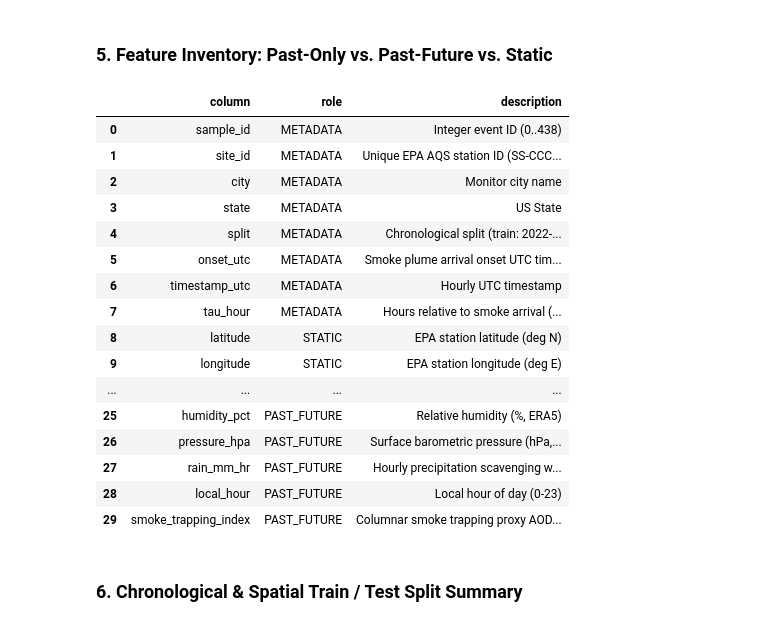
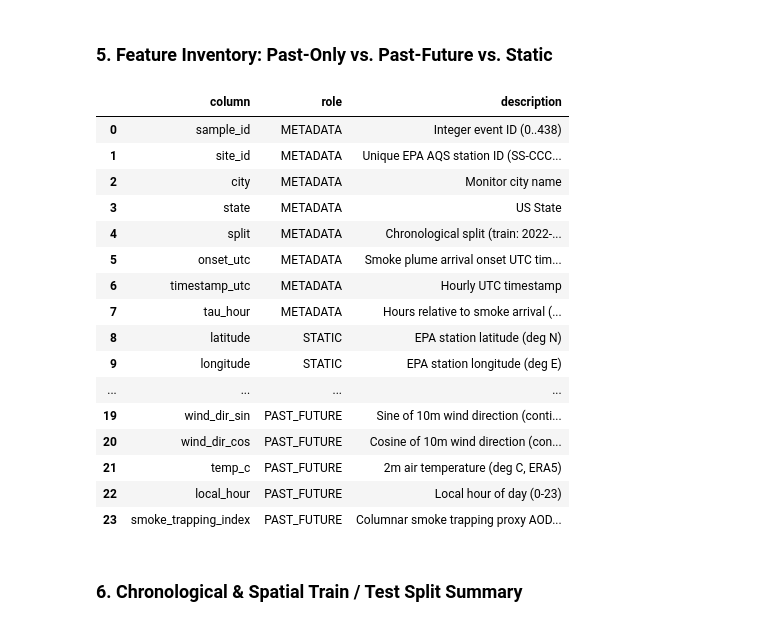
Before and after one commit to Mrun9/rare-event-shocks-benchmark, a Jupyter notebook: 01_wildfire_smoke_dataset_and_correlation.ipynb, the cells around one changed output. Drawn from its saved outputs; the diff is of its cells as text; code cells hidden in the pictures.

```diff
--- a/01_wildfire_smoke_dataset_and_correlation.ipynb
+++ b/01_wildfire_smoke_dataset_and_correlation.ipynb
@@ -222,9 +219,6 @@ DESC = {
     'pm25_change_1h': '1-hour PM2.5 concentration rate of change (ug/m^3/hr)',
     'pm10_cams_ug_m3': 'Coarse particulate matter PM10 (ug/m^3, CAMS)',
     'co_ug_m3': 'Carbon monoxide combustion tracer (ug/m^3, CAMS)',
-    'ozone_ug_m3': 'Ground-level ozone O3 (ug/m^3, CAMS)',
-    'no2_ug_m3': 'Nitrogen dioxide urban combustion tracer (ug/m^3, CAMS)',
-    'dust_ug_m3': 'Mineral dust concentration (ug/m^3, CAMS)',
     'aerosol_optical_depth': 'Columnar smoke Aerosol Optical Depth forecast (AOD, CAMS)',
     'boundary_layer_height_m': 'Planetary Boundary Layer Height (m, ERA5)',
     'smoke_trapping_index': 'Columnar smoke trapping proxy AOD / (PBLH_km + 0.1)',
@@ -232,42 +226,39 @@ DESC = {
     'wind_dir_sin': 'Sine of 10m wind direction (continuous E-W vector component)',
     'wind_dir_cos': 'Cosine of 10m wind direction (continuous N-S vector component)',
     'temp_c': '2m air temperature (deg C, ERA5)',
-    'humidity_pct': 'Relative humidity (%, ERA5)',
-    'pressure_hpa': 'Surface barometric pressure (hPa, ERA5)',
-    'rain_mm_hr': 'Hourly precipitation scavenging wash-out (mm/hr, ERA5)',
     'local_hour': 'Local hour of day (0-23)',
 }
 
 rows = []
 for c in KEEP_META:
     rows.append({'column': c, 'role': 'METADATA', 'description': DESC[c]})
 for c in KEEP_STATIC:
     rows.append({'column': c, 'role': 'STATIC', 'description': DESC[c]})
 for c in KEEP_PAST:
     role = 'PAST_ONLY (TARGET)' if c == 'pm25_ug_m3' else 'PAST_ONLY'
     rows.append({'column': c, 'role': role, 'description': DESC[c]})
 for c in KEEP_PF:
     rows.append({'column': c, 'role': 'PAST_FUTURE', 'description': DESC[c]})
 
 display(pd.DataFrame(rows))
 # %% [output]
 |  | column | role | description |
 | 0 | sample_id | METADATA | Integer event ID (0..438) |
 | 1 | site_id | METADATA | Unique EPA AQS station ID (SS-CCC... |
 | 2 | city | METADATA | Monitor city name |
 | 3 | state | METADATA | US State |
 | 4 | split | METADATA | Chronological split (train: 2022-... |
 | 5 | onset_utc | METADATA | Smoke plume arrival onset UTC tim... |
 | 6 | timestamp_utc | METADATA | Hourly UTC timestamp |
 | 7 | tau_hour | METADATA | Hours relative to smoke arrival (... |
 | 8 | latitude | STATIC | EPA station latitude (deg N) |
 | 9 | longitude | STATIC | EPA station longitude (deg E) |
 | ... | ... | ... | ... |
-| 25 | humidity_pct | PAST_FUTURE | Relative humidity (%, ERA5) |
-| 26 | pressure_hpa | PAST_FUTURE | Surface barometric pressure (hPa,... |
-| 27 | rain_mm_hr | PAST_FUTURE | Hourly precipitation scavenging w... |
-| 28 | local_hour | PAST_FUTURE | Local hour of day (0-23) |
-| 29 | smoke_trapping_index | PAST_FUTURE | Columnar smoke trapping proxy AOD... |
+| 19 | wind_dir_sin | PAST_FUTURE | Sine of 10m wind direction (conti... |
+| 20 | wind_dir_cos | PAST_FUTURE | Cosine of 10m wind direction (con... |
+| 21 | temp_c | PAST_FUTURE | 2m air temperature (deg C, ERA5) |
+| 22 | local_hour | PAST_FUTURE | Local hour of day (0-23) |
+| 23 | smoke_trapping_index | PAST_FUTURE | Columnar smoke trapping proxy AOD... |
 # %% [markdown]
 ### 6. Chronological & Spatial Train / Test Split Summary
 # %%
```
Also changed, not shown: parts of 4 cells of this notebook, 9 other files.
